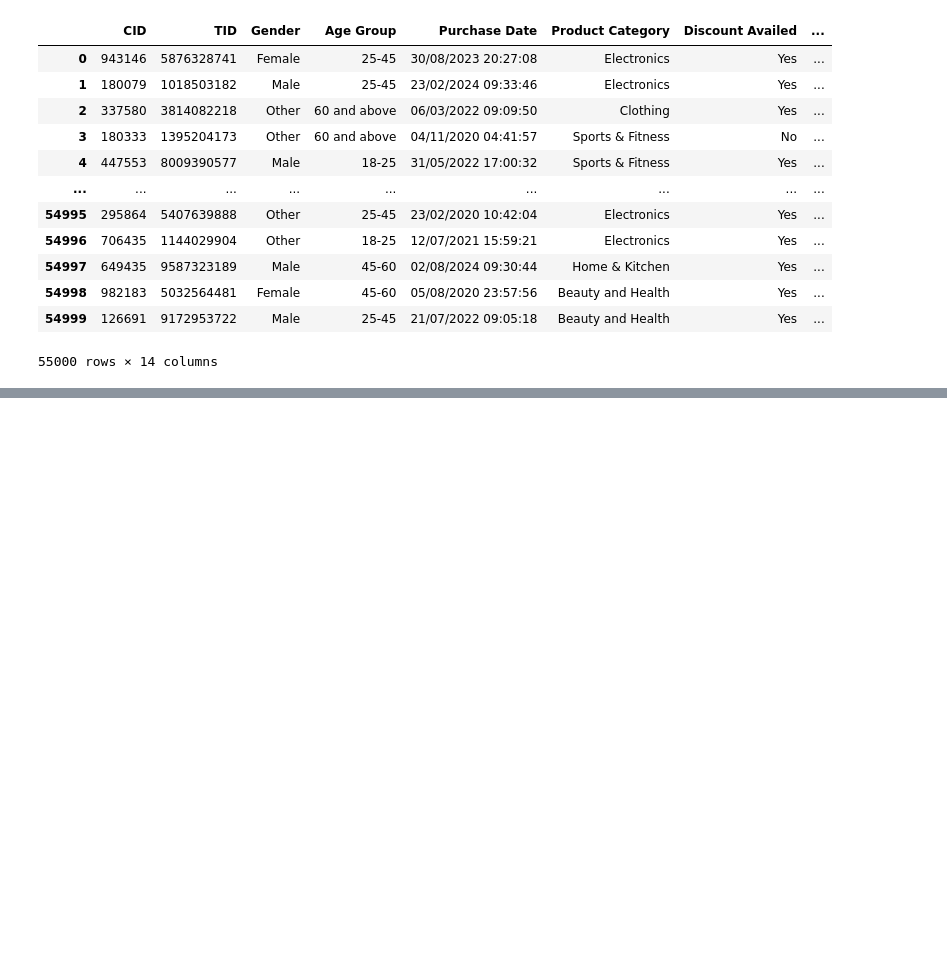
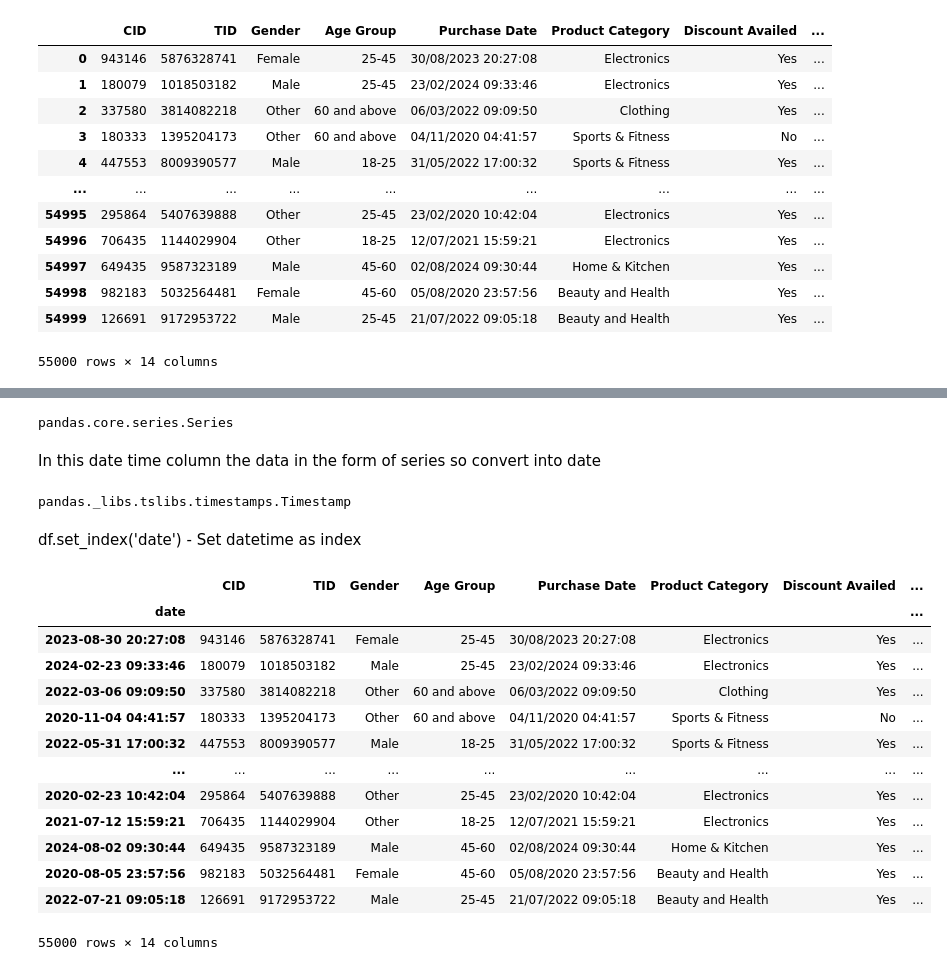
Before and after one commit to R123gh/Data-cleaning-project-, a Jupyter notebook: important_function_pandas 2.ipynb, the cells around one changed output, grey strips where cells are left out. Cells and saved outputs as stored; diff of their text form; code cells hidden in the pictures; blank space fills up the shorter version.

```diff
--- a/important_function_pandas 2.ipynb
+++ b/important_function_pandas 2.ipynb
@@ -177,0 +213,31 @@ join1
+# %%
+type(df['Purchase Date'])
+# %% [output]
+pandas.core.series.Series
+# %% [markdown]
+In this date time column the data in the form of series so convert into date
+# %%
+df['date']  =  pd.to_datetime(df['Purchase Date']  )
+# %%
+type(df['date'][0])
+# %% [output]
+pandas._libs.tslibs.timestamps.Timestamp
+# %% [markdown]
+ df.set_index('date') - Set datetime as index
+# %%
+df.set_index(df['date'])
+# %% [output]
+|  | CID | TID | Gender | Age Group | Purchase Date | Product Category | Discount Availed | ... |
+| date |  |  |  |  |  |  |  | ... |
+| 2023-08-30 20:27:08 | 943146 | 5876328741 | Female | 25-45 | 30/08/2023 20:27:08 | Electronics | Yes | ... |
+| 2024-02-23 09:33:46 | 180079 | 1018503182 | Male | 25-45 | 23/02/2024 09:33:46 | Electronics | Yes | ... |
+| 2022-03-06 09:09:50 | 337580 | 3814082218 | Other | 60 and above | 06/03/2022 09:09:50 | Clothing | Yes | ... |
+| 2020-11-04 04:41:57 | 180333 | 1395204173 | Other | 60 and above | 04/11/2020 04:41:57 | Sports & Fitness | No | ... |
+| 2022-05-31 17:00:32 | 447553 | 8009390577 | Male | 18-25 | 31/05/2022 17:00:32 | Sports & Fitness | Yes | ... |
+| ... | ... | ... | ... | ... | ... | ... | ... | ... |
+| 2020-02-23 10:42:04 | 295864 | 5407639888 | Other | 25-45 | 23/02/2020 10:42:04 | Electronics | Yes | ... |
+| 2021-07-12 15:59:21 | 706435 | 1144029904 | Other | 18-25 | 12/07/2021 15:59:21 | Electronics | Yes | ... |
+| 2024-08-02 09:30:44 | 649435 | 9587323189 | Male | 45-60 | 02/08/2024 09:30:44 | Home & Kitchen | Yes | ... |
+| 2020-08-05 23:57:56 | 982183 | 5032564481 | Female | 45-60 | 05/08/2020 23:57:56 | Beauty and Health | Yes | ... |
+| 2022-07-21 09:05:18 | 126691 | 9172953722 | Male | 25-45 | 21/07/2022 09:05:18 | Beauty and Health | Yes | ... |
+55000 rows × 14 columns
```
Also changed, not shown: parts of 9 cells of this notebook.
